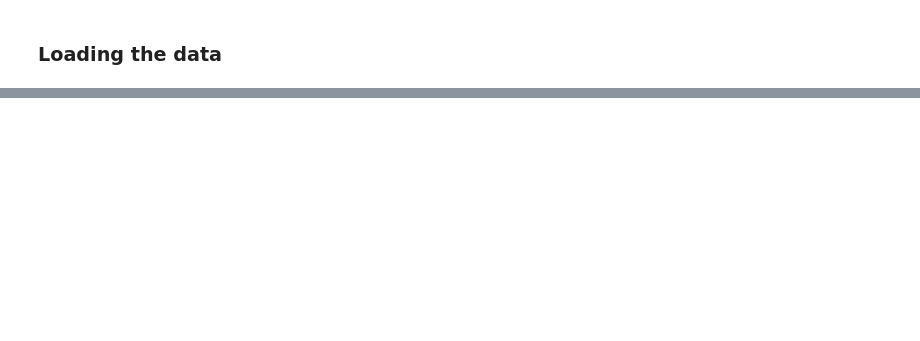
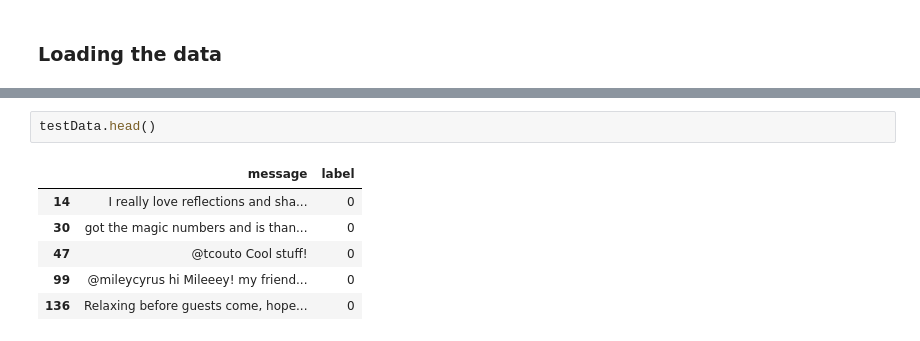
Before and after one commit to tanaymukherjee/Analysing-sentiments-with-tweets, a Jupyter notebook: Sentiment_Detection_from_tweets.ipynb, the cells around one changed output, grey strips where cells are left out. Saved outputs shown, nothing was run; the diff lists cells and outputs as text; blank space fills up the shorter version.

```diff
--- a/Sentiment_Detection_from_tweets.ipynb
+++ b/Sentiment_Detection_from_tweets.ipynb
@@ -31,0 +141,9 @@ Requirement already satisfied: six in /usr/local/lib/python3.6/dist-packages (fr
+# %%
+testData.head()
+# %% [output]
+|  | message | label |
+| 14 | I really love reflections and sha... | 0 |
+| 30 | got the magic numbers and is than... | 0 |
+| 47 | @tcouto Cool stuff! | 0 |
+| 99 | @mileycyrus hi Mileeey! my friend... | 0 |
+| 136 | Relaxing before guests come, hope... | 0 |
```
Also changed, not shown: parts of 50 cells of this notebook.
